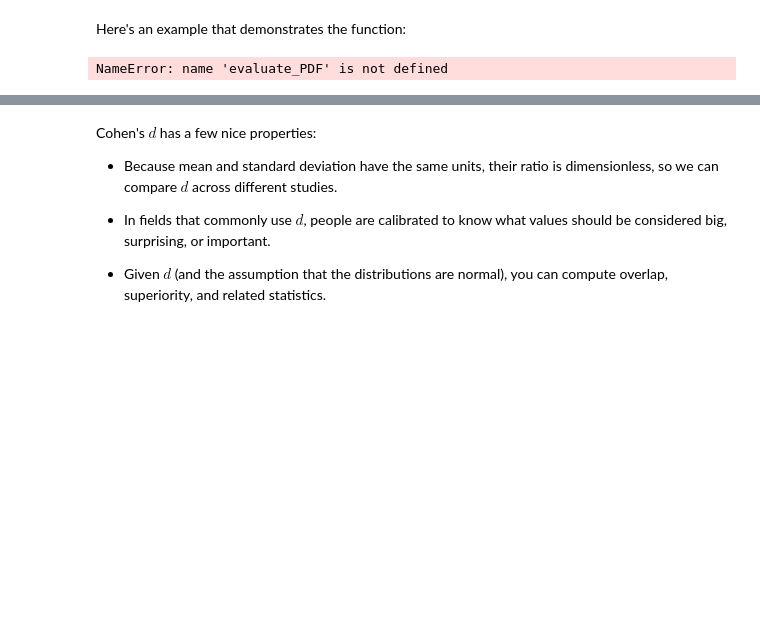
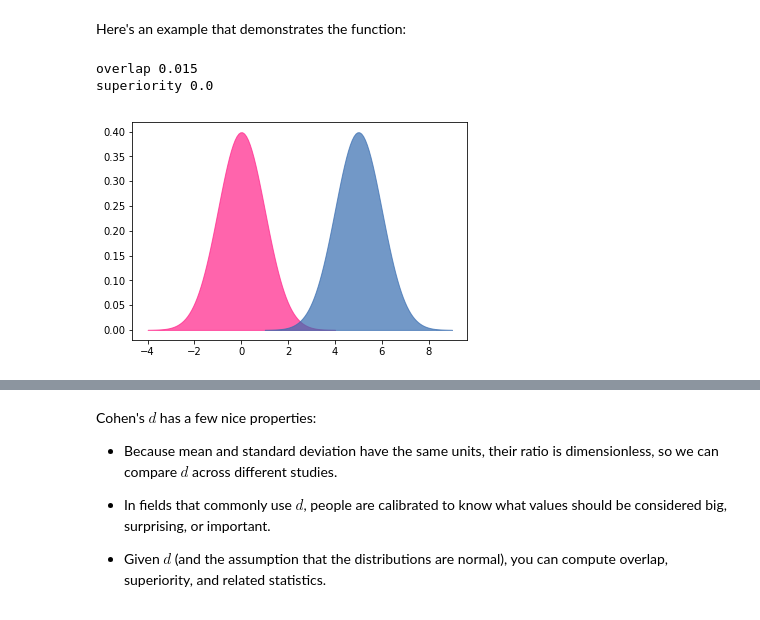
Before and after one commit to slieb74/ds-stats-effect_size-nyc-career-ds-062518, a Jupyter notebook: index.ipynb, the cells around one changed output, grey strips where cells are left out. Cells and saved outputs as stored; diff of their text form; code cells hidden in the pictures; blank space fills up the shorter version.

```diff
--- a/index.ipynb
+++ b/index.ipynb
@@ -234,0 +244,4 @@ male_below_thresh = None
+# %%
+male_below_thresh = sum(male_sample<thresh)
+male_below_thresh
+#  154
@@ -239,0 +252,4 @@ female_above_thresh = None
+# %%
+female_above_thresh = sum(female_sample>thresh)
+female_above_thresh
+#  152
@@ -243,5 +261,5 @@ female_above_thresh = None
 The "overlap" (shaded region above) is the total **AUC (Area Under the Curves)**. We can use this to identify the sample that end up on the wrong side of the threshold. We can calculate the amount of overlap as shown below.
 # %%
 # Calculate the overlap
-overlap =None
-# 0.304
+overlap = male_below_thresh / len(male_sample) + female_above_thresh / len(female_sample)
+overlap# 0.304
@@ -293,21 +319,21 @@ def overlap_superiority(group1, group2, n=1000):
     """
 
     # Get a sample of size n from both groups
-    group1_sample = None
-    group2_sample = None
+    group1_sample = group1.rvs(n)
+    group2_sample = group2.rvs(n)
 
     # Identify the threshold between samples
-    thresh = None
+    thresh = (group1.mean()+group2.mean())/2
 
     # Calculate no. of values above and below for group 1 and group 2 respectively
-    above = None
-    below = None
+    above = sum(group1_sample>thresh)
+    below = sum(group2_sample<thresh)
 
     # Calculate the overlap
-    overlap = None
+    overlap = (above + below)/n
 
     # Calculate probability of superiority
-    superiority = None
+    superiority = sum(x>y for x,y in zip(group1_sample,group2_sample))/n
 
     return overlap, superiority
 # %%
@@ -407,7 +435,9 @@ def plot_pdfs(cohen_d=2):
 # %% [markdown]
 Here's an example that demonstrates the function:
 # %%
-#plot_pdfs(5)
+plot_pdfs(5)
 # Try changing the d value and observe the effect on the outcome below
 # %% [output]
-NameError: name 'evaluate_PDF' is not defined
+overlap 0.015
+superiority 0.0
+[figure, added]
```
Also changed, not shown: parts of 28 cells of this notebook.
